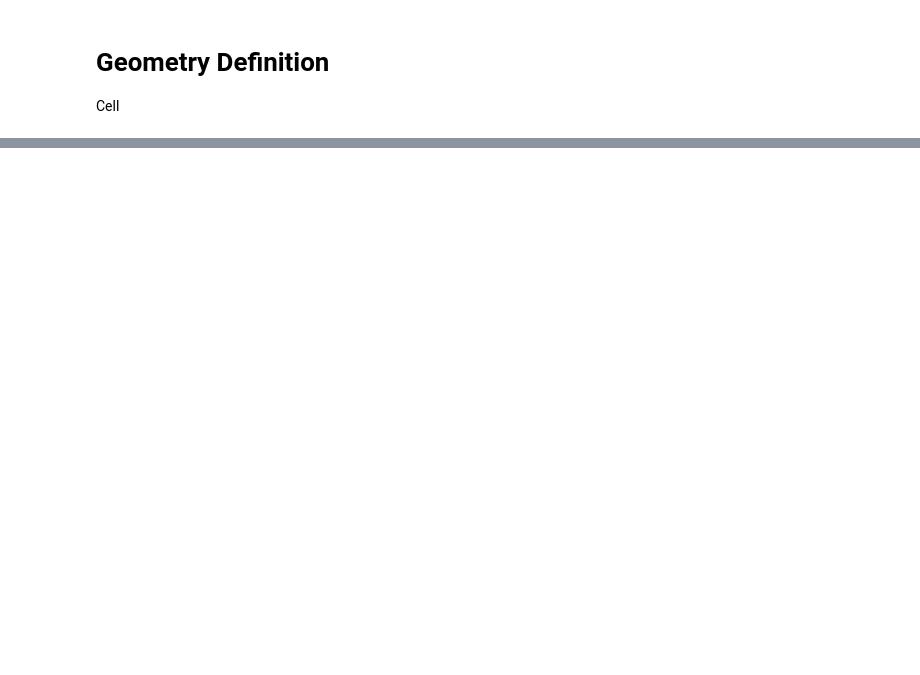
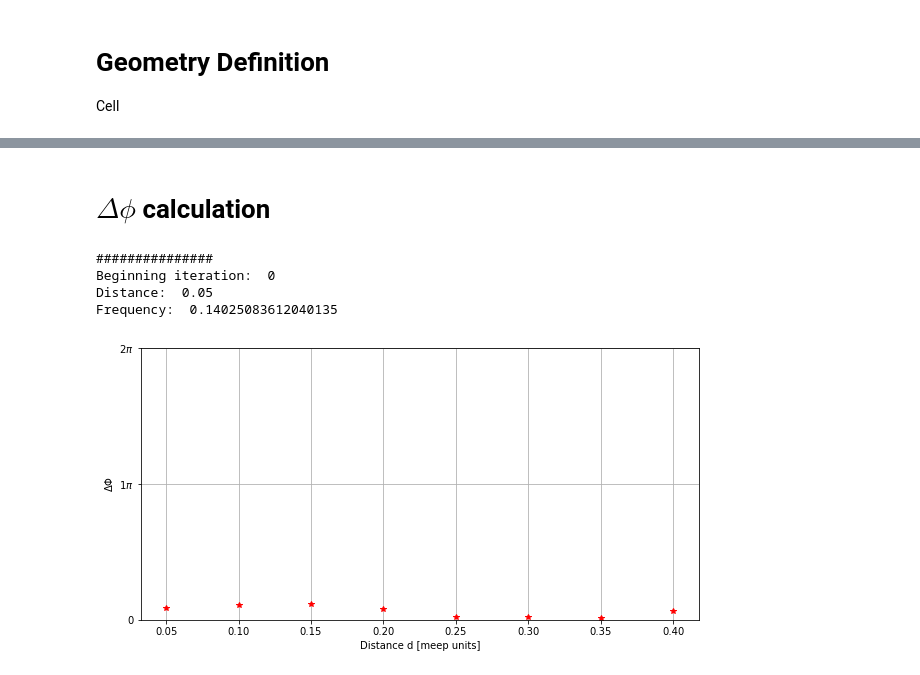
Before and after one commit to leonardocattarin/LabAdvPhotonicsMeep, a Jupyter notebook: Microring_Resonator/Ring_Resonator.ipynb, the cells around one changed output, grey strips where cells are left out. Cells and saved outputs as stored; diff of their text form; code cells hidden in the pictures; blank space fills up the shorter version.

```diff
--- a/Microring_Resonator/Ring_Resonator.ipynb
+++ b/Microring_Resonator/Ring_Resonator.ipynb
@@ -48,7 +66,7 @@ Cell
 #define cell size and resolution
 #Cell size is in meep units
 #center is in (0,0), ranges in x=(-sx/2,sx/2), y=(-sy/2,sy/2)
-sx = 24
+sx = 32
 sy = 20
 
 cell = mp.Vector3(sx, sy)
@@ -73,0 +210,2 @@ Delta_Phi_list = []
+# %% [markdown]
+# $\Delta \phi$ calculation
@@ -75,20 +217,18 @@ Delta_Phi_list = []
 for index,d in enumerate(distances):
     print("###############")
     print("Beginning iteration: ",index)
-    print("Distance: ",d)
+    print("Distance: ", d)
     print("Frequency: ", loop_f_central_resonance[index])
-
-
 
     #materials refractive indexes
     n_bgnd = 1
-    n_wvg = 1.7
+    n_wvg = 3.55
     n_ring = n_wvg
 
     #Width properties
-    wvg_width = 1
+    wvg_width = 1.6
 
-    ring_r = 4
+    ring_r = 3
     ring_w = wvg_width
 
     #Position properties
@@ -146,14 +286,19 @@ for index,d in enumerate(distances):
 
     x = np.arange(-sx/2, sx/2, 1/resolution)
 
-    init_wave = ez_data_wvg[:int(len(ez_data_wvg)/3)][:,0]
-    init_x = x[:int(len(ez_data_wvg)/3)]
+    init_mask = (x>(source_x + 0.4))&(x<((-1)*(ring_r+ring_w)))
 
-    fin_wave = ez_data_wvg[int(2*len(ez_data_wvg)/3):][:,0]
-    fin_x = x[int(2*len(ez_data_wvg)/3):]
+    init_wave = ez_data_wvg[init_mask][:,0]
+    init_x = x[init_mask]
 
-    init_peaks, _ = find_peaks(init_wave, height=0.1)
-    fin_peaks, _ = find_peaks(fin_wave, height=0.0)
+
+    fin_mask = (x>(ring_r+ring_w))&(x<(x_bound_up-0.4))
+
+    fin_wave = ez_data_wvg[fin_mask][:,0]
+    fin_x = x[fin_mask]
+
+    init_peaks, _ = find_peaks(init_wave)
+    fin_peaks, _ = find_peaks(fin_wave)
 
     init_x_peaks = init_x[init_peaks]
     fin_x_peaks = fin_x[fin_peaks]
@@ -164,14 +309,14 @@ for index,d in enumerate(distances):
     popt_init, pcov_init = curve_fit(func_linear, [i[0] for i in enumerate(init_x_peaks)], init_x_peaks)
 
     k_fit_init = popt_init[0]
-    phi_init = popt_init[1]%(2*pi)-pi
+    phi_init = popt_init[1]%(2*pi)
 
     print("K_init: ",k_fit_init," phi_init:", phi_init)
 
     popt_fin, pcov_fin = curve_fit(func_linear, [i[0] for i in enumerate(fin_x_peaks)], fin_x_peaks)
 
     k_fit_fin = popt_fin[0]
-    phi_fin = popt_fin[1]%(2*pi)-pi
+    phi_fin = popt_fin[1]%(2*pi)
 
     print("K_fin: ",k_fit_fin," phi_fin:", phi_fin)
 
@@ -180,9 +325,25 @@ for index,d in enumerate(distances):
     print("Delta Phi:", Delta_Phi, ", Degrees: ",Delta_Phi*360/(2*pi))
 
     Delta_Phi_list = np.append(Delta_Phi_list, Delta_Phi)
+    sim.reset_meep()
+# %% [output]
+###############
+Beginning iteration:  0
+Distance:  0.05
+Frequency:  0.14025083612040135
 # %%
 plt.plot(distances, Delta_Phi_list, "r*")
 
 plt.xlabel(r"Distance d [meep units]")
 plt.ylabel(r"$\Delta \Phi$")
+
+ax = plt.gca()
+ax.yaxis.set_major_locator(matplotlib.ticker.MultipleLocator(base=np.pi))
+ax.yaxis.set_major_formatter(FuncFormatter(
+   lambda val,pos: '{:.0g}$\pi$'.format(val/np.pi) if val !=0 else '0'
+))
+plt.ylim(0,2*np.pi)
+
 plt.grid()
+# %% [output]
+[figure, added]
```
Also changed, not shown: parts of 9 cells of this notebook, 1 other file.
